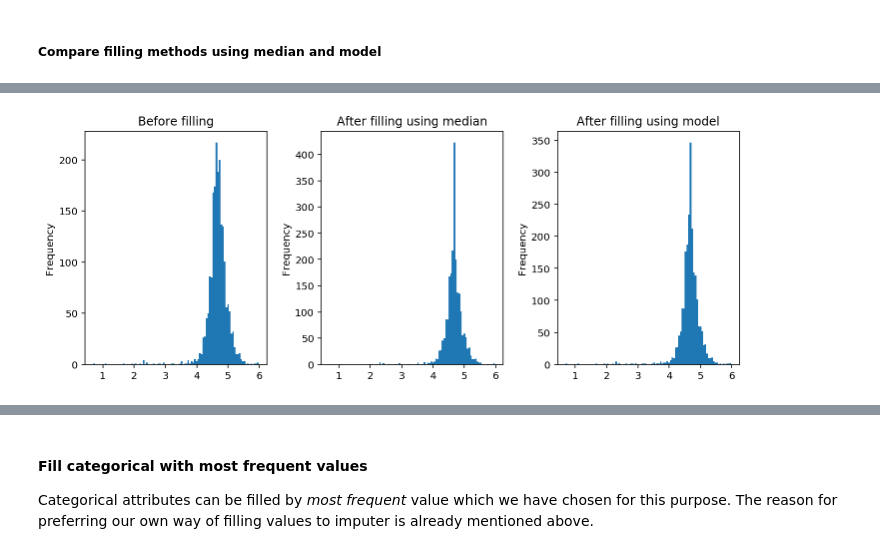
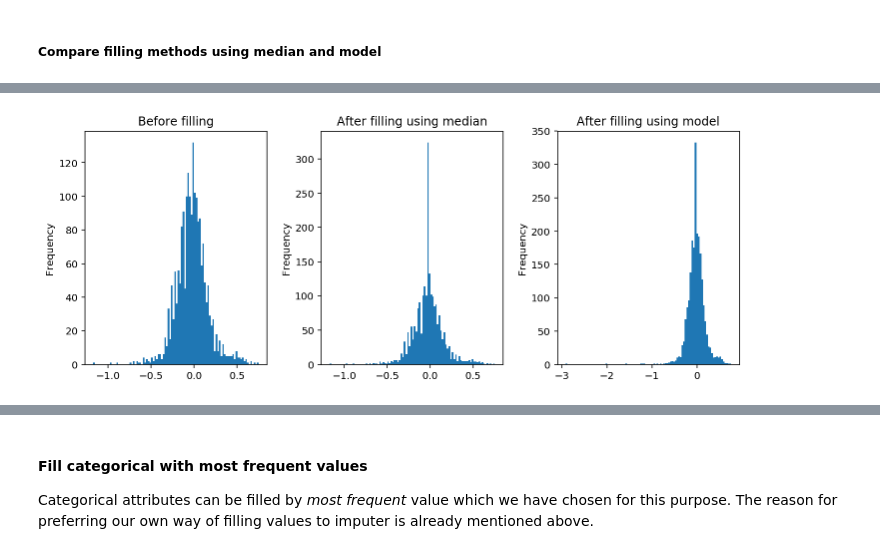
Before and after one commit to pmacinec/iau-project, a Jupyter notebook: macinec_janik_project1_preprocessing.ipynb, the cells around one changed output, grey strips where cells are left out. Saved outputs shown, nothing was run; the diff lists cells and outputs as text; code cells hidden in the pictures.

```diff
--- a/macinec_janik_project1_preprocessing.ipynb
+++ b/macinec_janik_project1_preprocessing.ipynb
@@ -683,3 +682,15 @@ dtype: int64
+# %%
+lr = LinearRegression()
+fill_model_ppl = Pipeline([
+                ('flr_T4U', NumModelFiller('T4U', lr)),
+                ('flr_TT4', NumModelFiller('TT4', lr)),
+                ('flr_T3', NumModelFiller('T3', lr)),
+                ('flr_TSH', NumModelFiller('TSH', lr)),
+                ('flr_FTI', NumModelFiller('FTI', lr))
+            ])
+fill_median_ppl = Pipeline([
+                        ('median_filling', NumMedianFiller(['T4U', 'TT4', 'T3', 'TSH', 'FTI']))
+                    ])
 # %%
 df_train.select_dtypes(include=[np.number]).isnull().sum()
 # %% [output]
@@ -694,19 +705,6 @@ fnlwgt              8
 hours-per-week      9
 education-num     235
 dtype: int64
-# %%
-lr = LinearRegression()
-fill_model_ppl = Pipeline([
-                # filling with median
-                ('median_filling', NumMedianFiller(['T4U_normalized', 'TT4_normalized', 'T3_normalized', 'TSH_normalized', 'FTI_normalized'])),
-
-                # filling with model
-                ('flr_T4U', NumModelFiller('T4U_normalized', lr)),
-                ('flr_TT4', NumModelFiller('TT4_normalized', lr)),
-                ('flr_T3', NumModelFiller('T3_normalized', lr)),
-                ('flr_TSH', NumModelFiller('TSH_normalized', lr)),
-                ('flr_FTI', NumModelFiller('FTI_normalized', lr))
-            ])
 # %%
-transformed3 = fill_model_ppl.fit_transform(transformed2)
+filled_model = fill_model_ppl.fit_transform(only_normalized)
 # %% [output]
@@ -718,2 +716,4 @@ Score for column FTI_normalized: -3.570622043020404e-05
+# %%
+filled_median = fill_median_ppl.fit_transform(only_normalized)
 # %% [markdown]
 ##### Compare filling methods using median and model
@@ -736,4 +720,4 @@ compare_filling(transformed2['T3_normalized'], transformed3['T3_normalized_media
-# %%
-compare_filling(transformed2['FTI_normalized'], transformed3['FTI_normalized_median'], transformed3['FTI_normalized'])
-# %% [output]
-[figure, removed]
+# %%
+compare_filling(only_normalized['T4U'], filled_median['T4U'], filled_model['T4U'])
+# %% [output]
+[figure, added]
```
Also changed, not shown: parts of 68 cells of this notebook.
